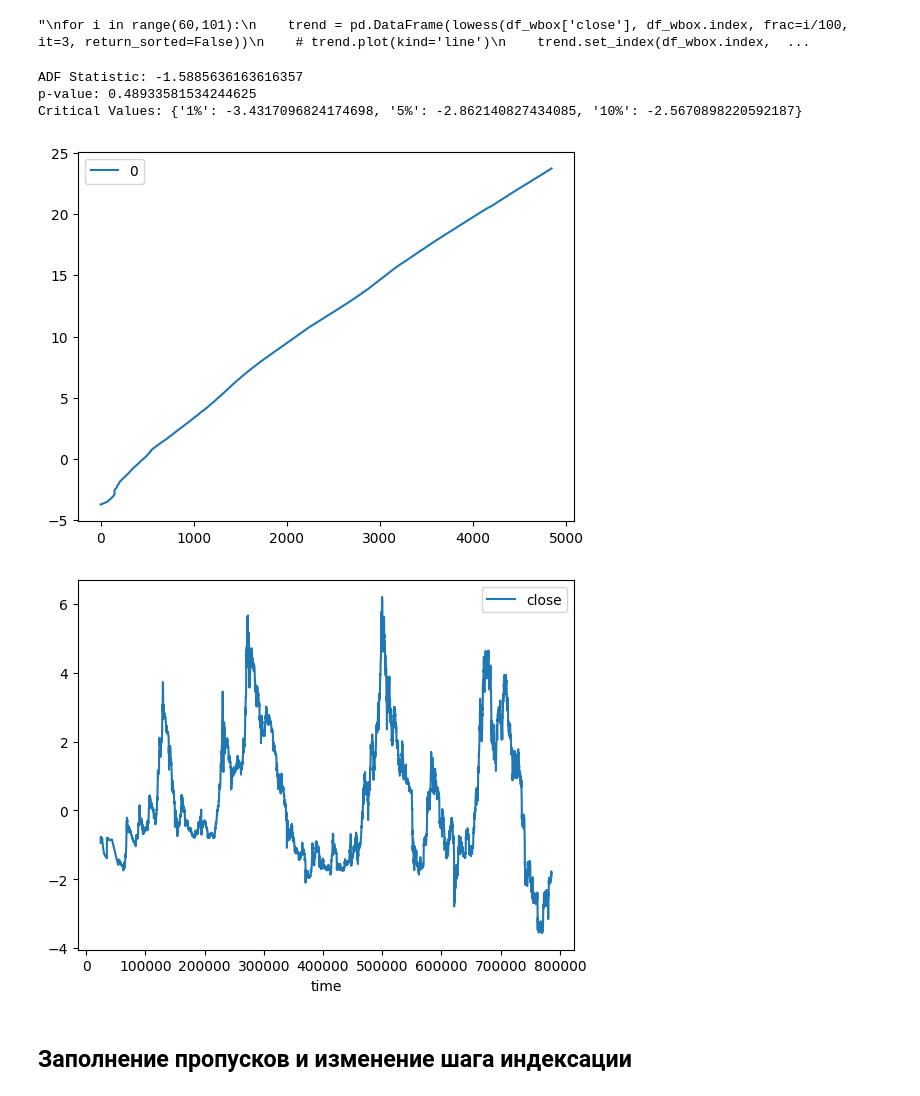
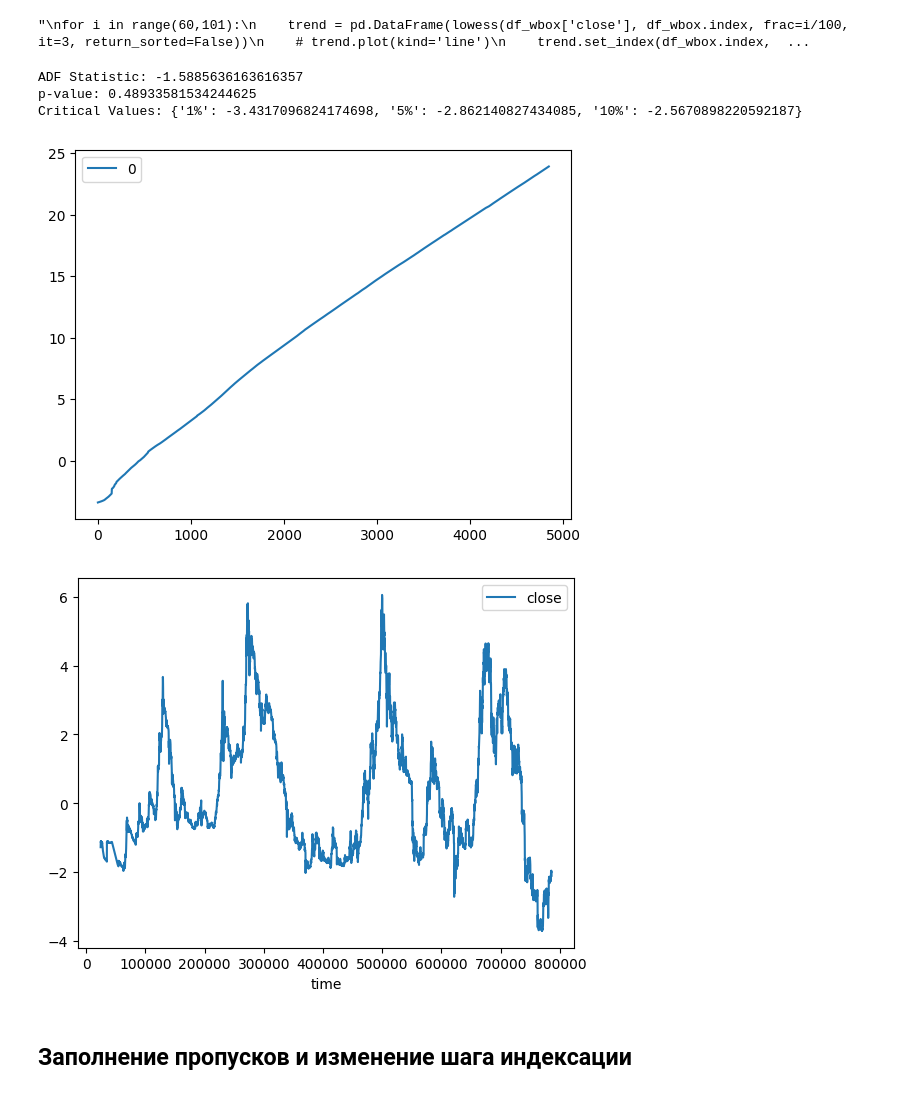
Before and after one commit to ootho/btc_timeseries_analysis, a Jupyter notebook: notebook09d5459ff7.ipynb, the cells around one changed output. Drawn from its saved outputs; the diff is of its cells as text; code cells hidden in the pictures.

```diff
--- a/notebook09d5459ff7.ipynb
+++ b/notebook09d5459ff7.ipynb
@@ -189,24 +189,23 @@ for i in range(60,101):
 # min_key = list(pval.keys())[list(pval.values()).index(min_val)]
 # print(min_key)
 # %%
-trend = pd.DataFrame(lowess(df_box['close'], df_box.index, frac=0.7, it=4, return_sorted=False))
+trend = pd.DataFrame(lowess(df_box['close'], df_box.index, frac=1, it=4, return_sorted=False))
 trend.plot(kind='line')
 trend.set_index(df_box.index, inplace=True)
 df_cycle = df_box.copy()
 df_cycle['close'] = (df_box['close'] - trend[0])
 df_cycle.plot(kind='line')
 
-
 result = adfuller(df_box)
 print('ADF Statistic:', result[0])
 print('p-value:', result[1])
 print('Critical Values:', result[4])
 # %% [output]
 ADF Statistic: -1.5885636163616357
 p-value: 0.48933581534244625
 Critical Values: {'1%': -3.4317096824174698, '5%': -2.862140827434085, '10%': -2.5670898220592187}
-[figure, old version]
+[figure, new version]
-[figure, old version]
+[figure, new version]
 # %% [markdown]
 ## Заполнение пропусков и изменение шага индексации
 # %% [markdown]
```
Also changed, not shown: parts of 11 cells of this notebook.
